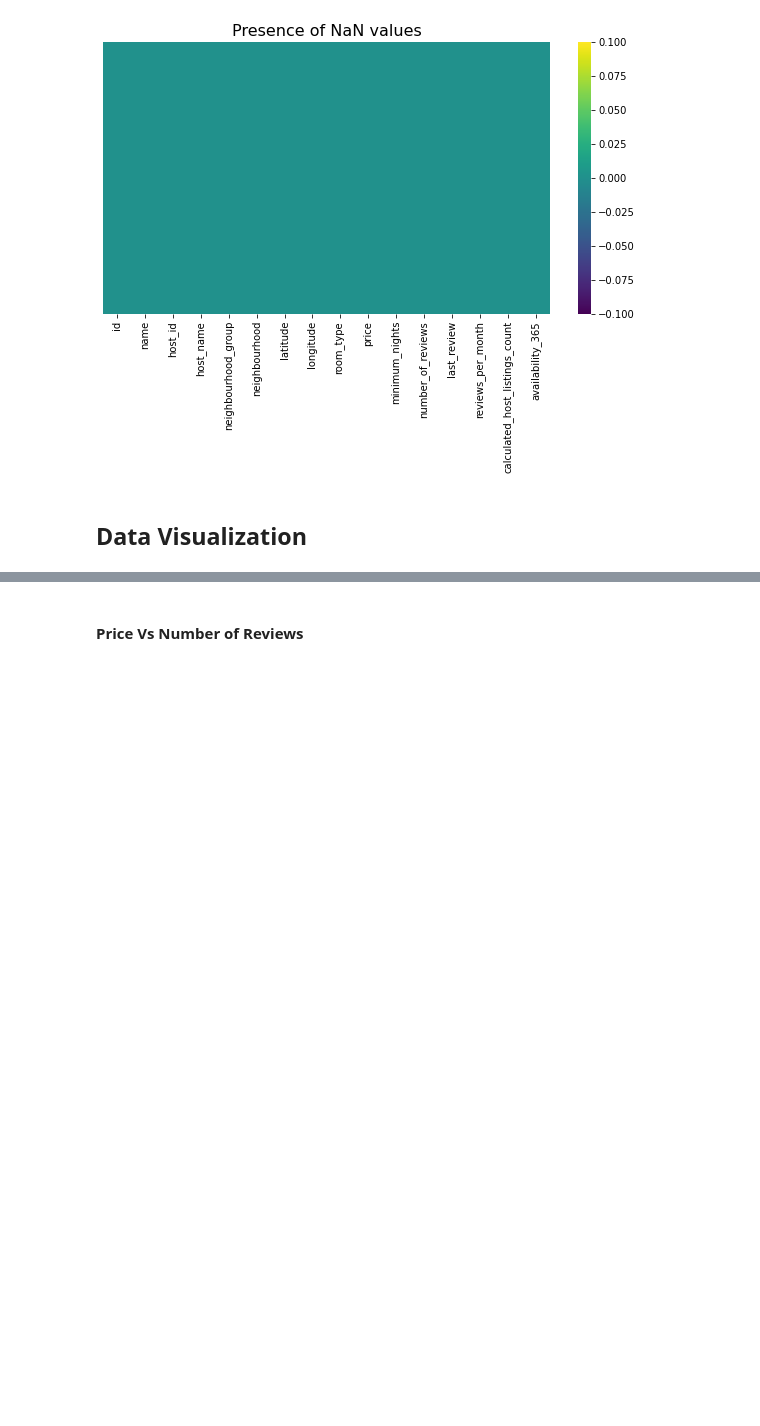
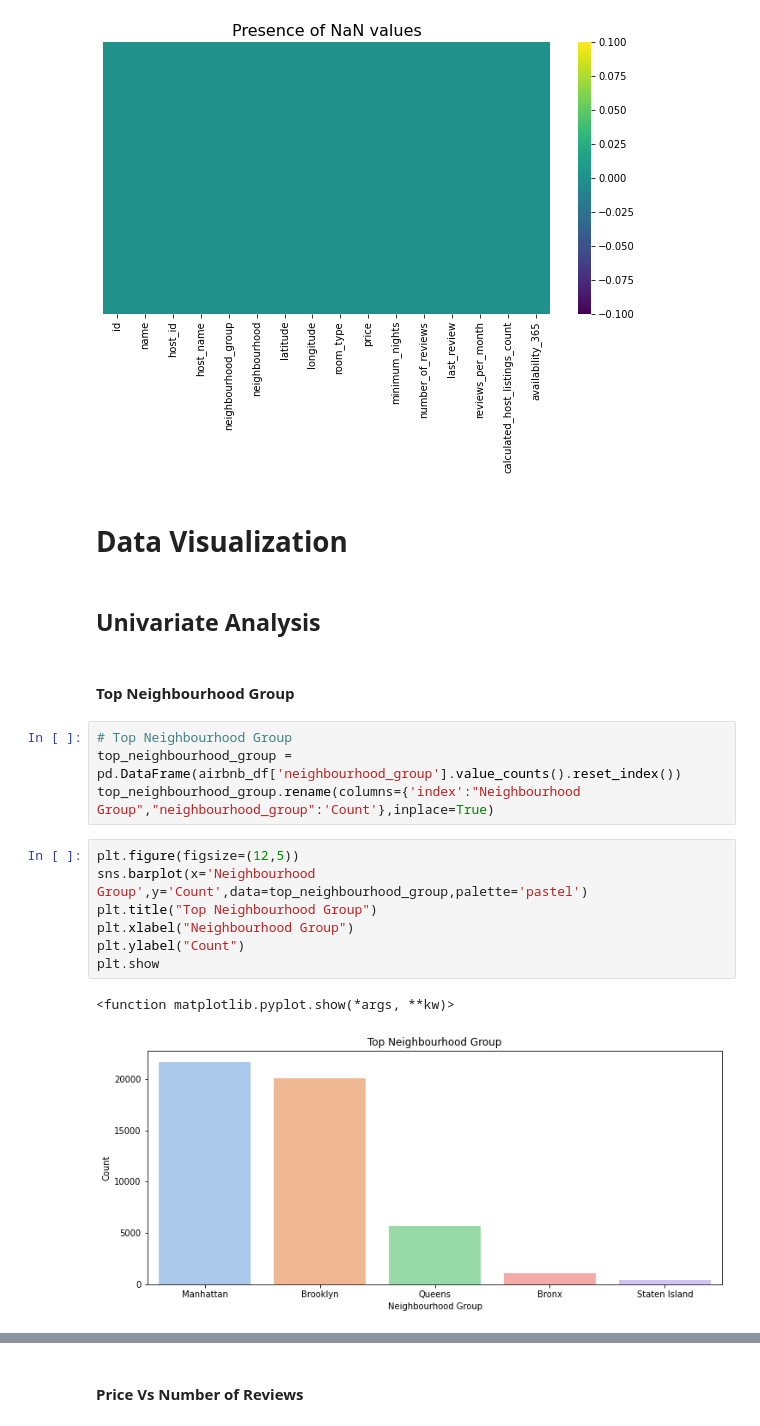
Before and after one commit to itsaniketrathod/Capstone-Project-EDA, a Jupyter notebook: AirBnB_Booking_Analysis.ipynb, the cells around one changed output, grey strips where cells are left out. Drawn from its saved outputs; the diff is of its cells as text; blank space fills up the shorter version.

```diff
--- a/AirBnB_Booking_Analysis.ipynb
+++ b/AirBnB_Booking_Analysis.ipynb
@@ -174,4 +174,22 @@ plt.show()
 # %% [output]
 [figure]
 # %% [markdown]
-## **Data Visualization**
+# **Data Visualization**
+# %% [markdown]
+## **Univariate Analysis**
+# %% [markdown]
+#### **Top Neighbourhood Group**
+# %%
+# Top Neighbourhood Group
+top_neighbourhood_group = pd.DataFrame(airbnb_df['neighbourhood_group'].value_counts().reset_index())
+top_neighbourhood_group.rename(columns={'index':"Neighbourhood Group","neighbourhood_group":'Count'},inplace=True)
+# %%
+plt.figure(figsize=(12,5))
+sns.barplot(x='Neighbourhood Group',y='Count',data=top_neighbourhood_group,palette='pastel')
+plt.title("Top Neighbourhood Group")
+plt.xlabel("Neighbourhood Group")
+plt.ylabel("Count")
+plt.show
+# %% [output]
+<function matplotlib.pyplot.show(*args, **kw)>
+[figure, added]
```
Also changed, not shown: parts of 4 cells of this notebook.
